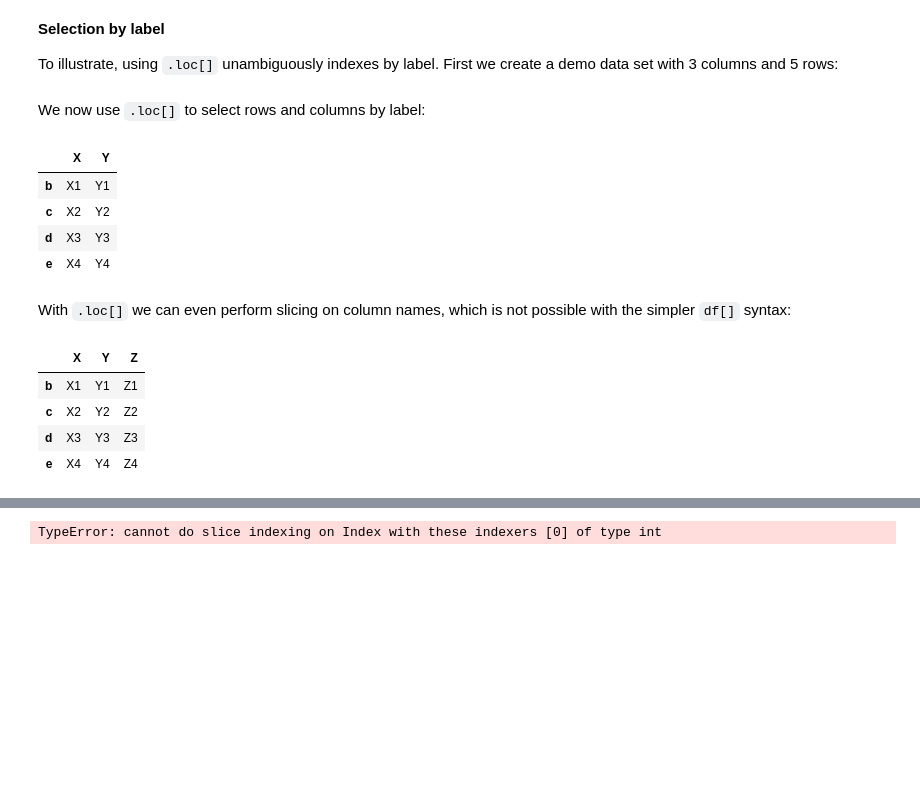
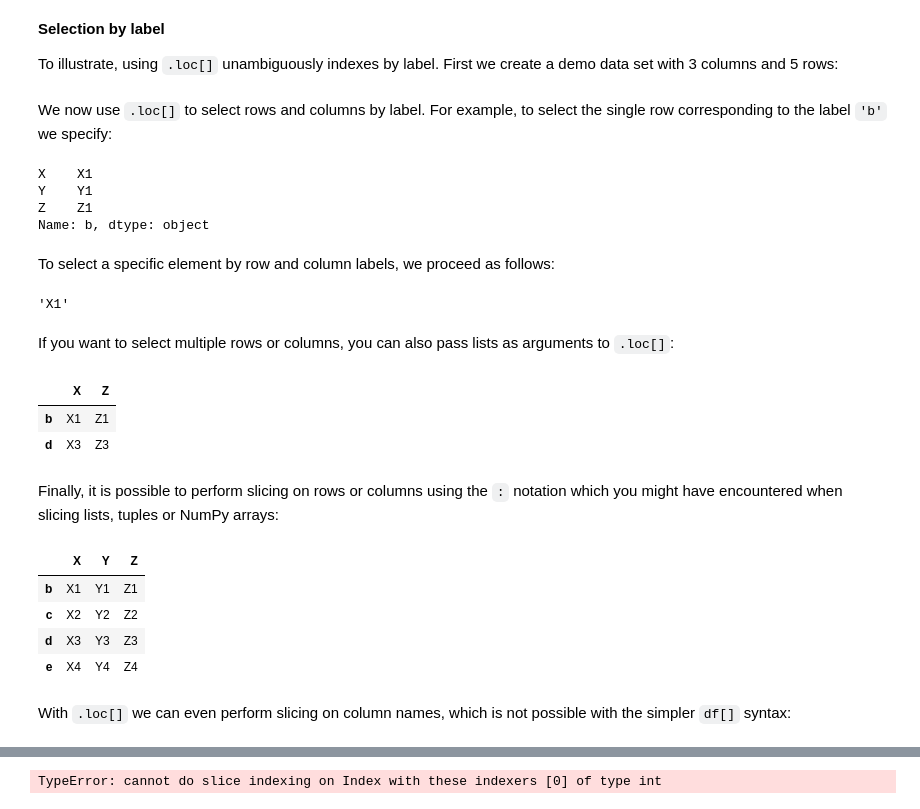
Before and after one commit to vladgalan/TECH2-H25, a Jupyter notebook: lectures/lecture2/lecture2.ipynb, the cells around one changed output, grey strips where cells are left out. Drawn from its saved outputs; the diff is of its cells as text; code cells hidden in the pictures; blank space fills up the shorter version.

```diff
--- a/lectures/lecture2/lecture2.ipynb
+++ b/lectures/lecture2/lecture2.ipynb
@@ -667,24 +687,40 @@ data = {col: [f'{col}{val}' for val in values] for col in columns}
 # Create DataFrame from dictionary
 df = pd.DataFrame(data, index=rows)
 # %% [markdown]
-We now use `.loc[]` to select rows and columns by label:
+We now use `.loc[]` to select rows and columns by label. For example, to select the single row corresponding to the label `'b'` we specify:
+# %%
+df.loc['b']
+# %% [output]
+X    X1
+Y    Y1
+Z    Z1
+Name: b, dtype: object
+# %% [markdown]
+To select a specific element by row and column labels, we proceed as follows:
+# %%
+df.loc['b', 'X']
+# %% [output]
+'X1'
+# %% [markdown]
+If you want to select multiple rows or columns, you can also pass lists as arguments to `.loc[]`:
+# %%
+# Select rows 'b' and 'd', and columns 'X' and 'Z'
+df.loc[['b', 'd'], ['X', 'Z']]
+# %% [output]
+|  | X | Z |
+| b | X1 | Z1 |
+| d | X3 | Z3 |
+# %% [markdown]
+Finally, it is possible to perform slicing on rows or columns using the `:` notation which you might have encountered when slicing lists, tuples or NumPy arrays:
 # %%
-# Select rows 'b' to 'e', and columns 'X' and 'Y'
-df.loc["b":"e", ["X", "Y"]]
+# Select rows 'b' to 'e'
+df.loc['b':'e']
 # %% [output]
-|  | X | Y |
-| b | X1 | Y1 |
-| c | X2 | Y2 |
-| d | X3 | Y3 |
-| e | X4 | Y4 |
+|  | X | Y | Z |
+| b | X1 | Y1 | Z1 |
+| c | X2 | Y2 | Z2 |
+| d | X3 | Y3 | Z3 |
+| e | X4 | Y4 | Z4 |
 # %% [markdown]
 With `.loc[]` we can even perform slicing on column names, which
 is not possible with the simpler `df[]` syntax:
-# %%
-df.loc['b':'e', 'X':'Z']
-# %% [output]
-|  | X | Y | Z |
-| b | X1 | Y1 | Z1 |
-| c | X2 | Y2 | Z2 |
-| d | X3 | Y3 | Z3 |
-| e | X4 | Y4 | Z4 |
```
Also changed, not shown: parts of 20 cells of this notebook, 2 other files.
